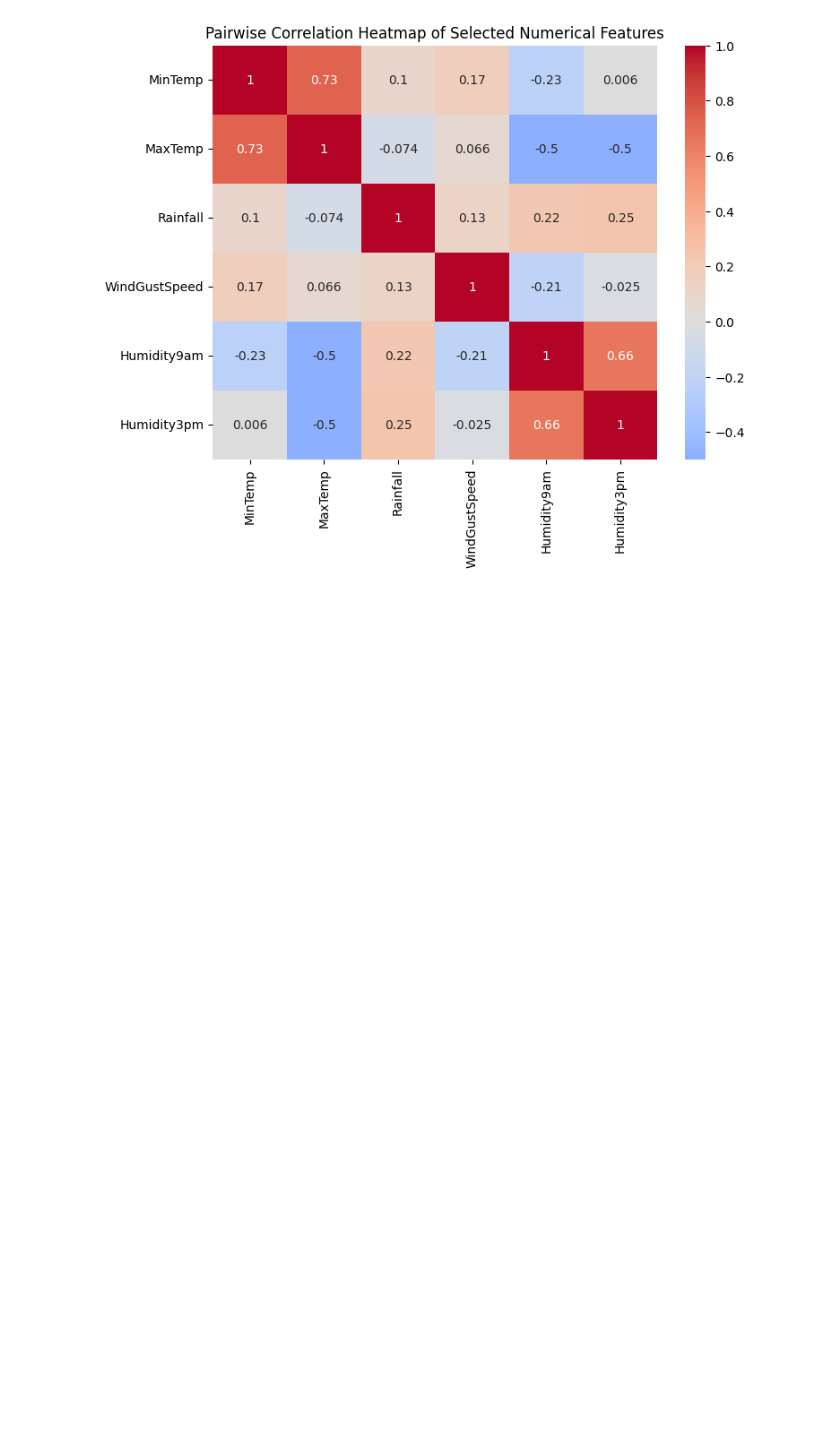
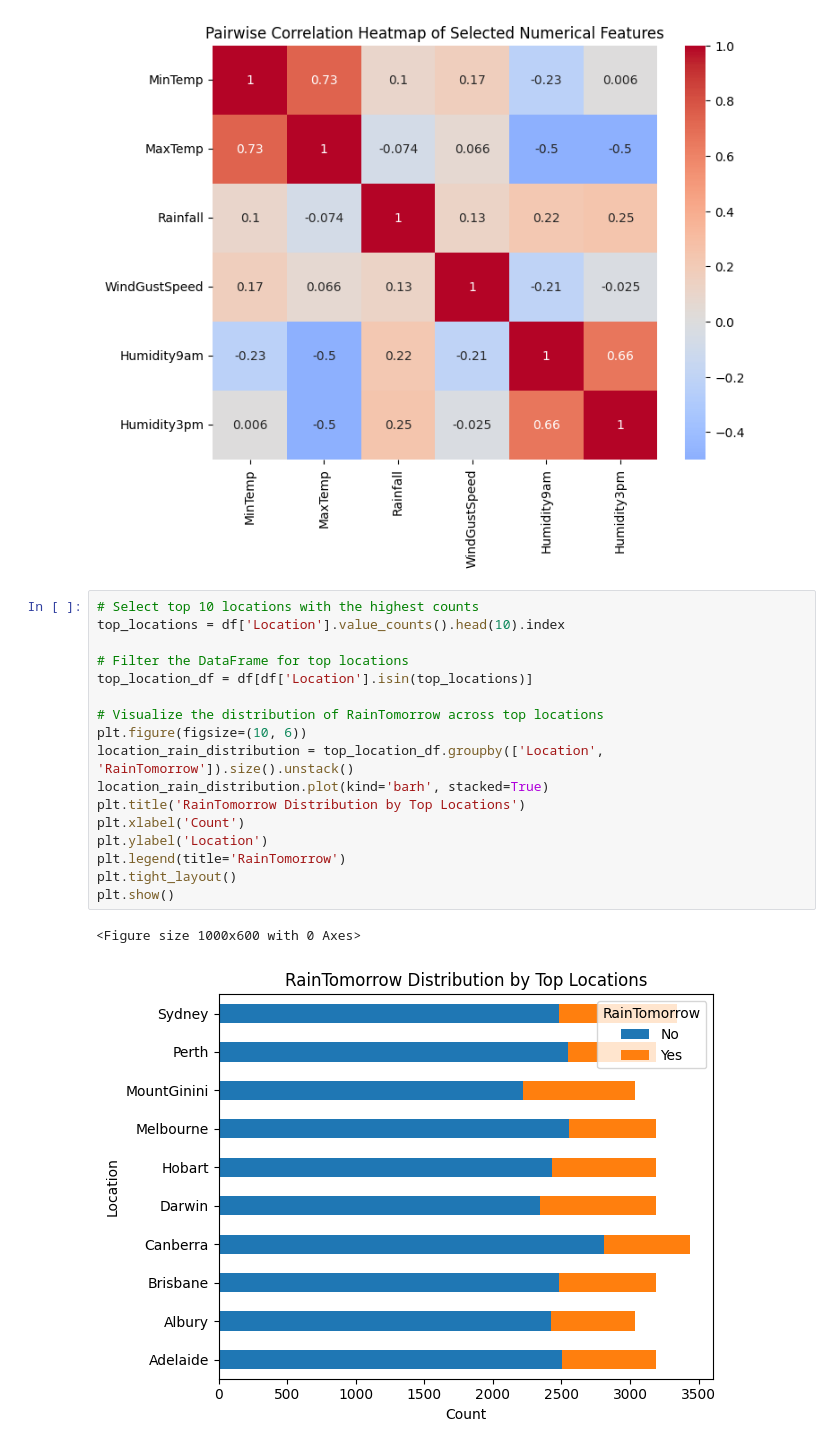
Before and after one commit to anabasalo/ml-portfolio, a Jupyter notebook: logistical-regression.ipynb, the cells around one changed output. Saved outputs shown, nothing was run; the diff lists cells and outputs as text; blank space fills up the shorter version.

Commit message:
chore: top locations (#6)
Signed-off-by: Ana Basalo <ana.luiza.basalo@gmail.com>

```diff
--- a/logistical-regression.ipynb
+++ b/logistical-regression.ipynb
@@ -153,3 +153,23 @@ plt.title('Pairwise Correlation Heatmap of Selected Numerical Features')
 plt.show()
 # %% [output]
 [figure]
+# %%
+# Select top 10 locations with the highest counts
+top_locations = df['Location'].value_counts().head(10).index
+
+# Filter the DataFrame for top locations
+top_location_df = df[df['Location'].isin(top_locations)]
+
+# Visualize the distribution of RainTomorrow across top locations
+plt.figure(figsize=(10, 6))
+location_rain_distribution = top_location_df.groupby(['Location', 'RainTomorrow']).size().unstack()
+location_rain_distribution.plot(kind='barh', stacked=True)
+plt.title('RainTomorrow Distribution by Top Locations')
+plt.xlabel('Count')
+plt.ylabel('Location')
+plt.legend(title='RainTomorrow')
+plt.tight_layout()
+plt.show()
+# %% [output]
+<Figure size 1000x600 with 0 Axes>
+[figure, added]
```
Also changed, not shown: parts of 1 cell of this notebook.
